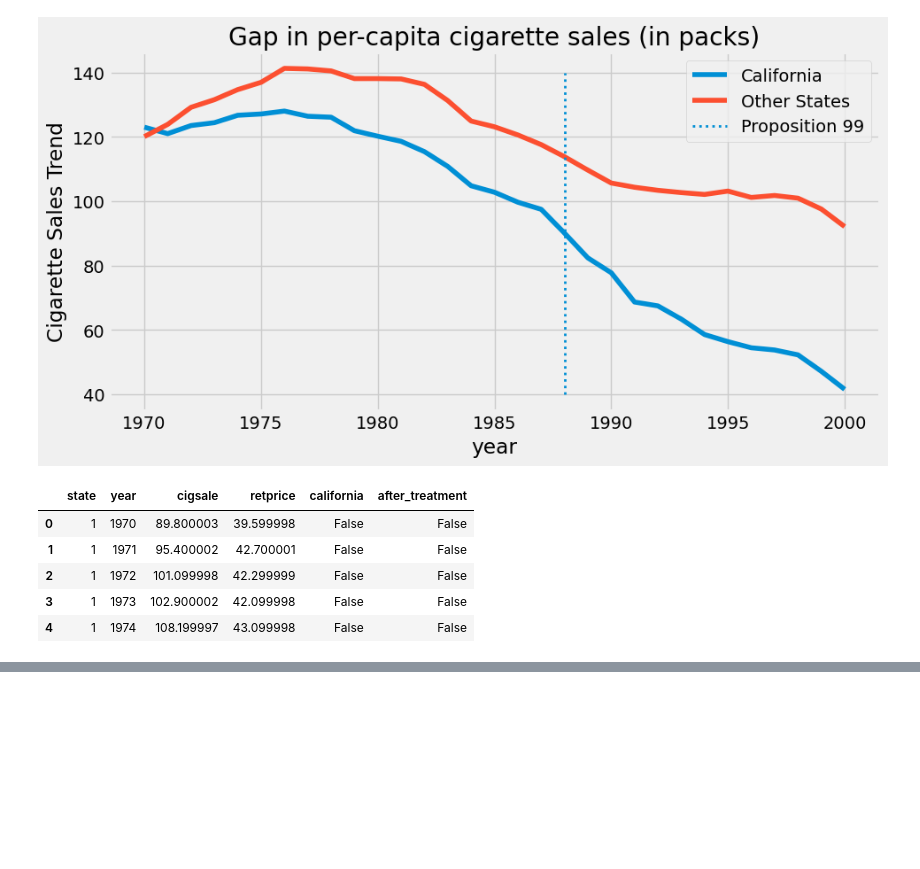
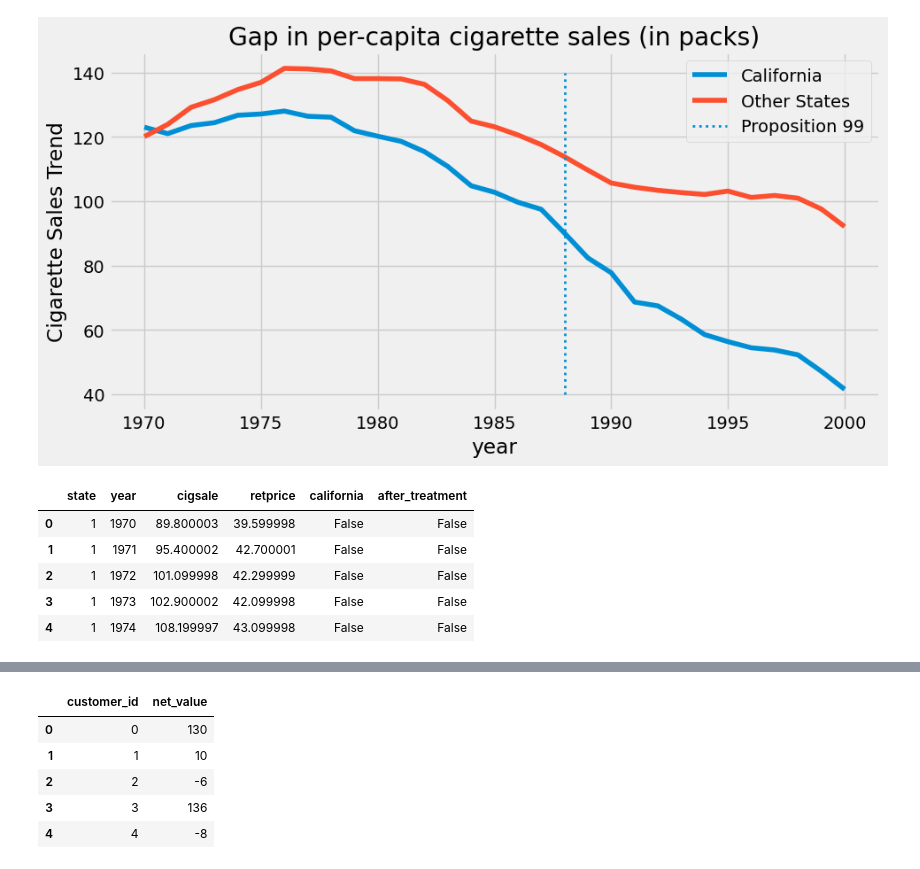
Before and after one commit to orionstar1987/python-causality-handbook, a Jupyter notebook: causal-inference-for-the-brave-and-true/00.Useful-Scripts.ipynb, the cells around one changed output, grey strips where cells are left out. Cells and saved outputs as stored; diff of their text form; code cells hidden in the pictures; blank space fills up the shorter version.

```diff
--- a/causal-inference-for-the-brave-and-true/00.Useful-Scripts.ipynb
+++ b/causal-inference-for-the-brave-and-true/00.Useful-Scripts.ipynb
@@ -497,0 +512,14 @@ inverted
+# %%
+profitable = (transactions[["customer_id"]]
+              .assign(net_value = transactions
+                      .drop(columns="customer_id")
+                      .sum(axis=1)))
+
+profitable.head()
+# %% [output]
+|  | customer_id | net_value |
+| 0 | 0 | 130 |
+| 1 | 1 | 10 |
+| 2 | 2 | -6 |
+| 3 | 3 | 136 |
+| 4 | 4 | -8 |
```
Also changed, not shown: parts of 4 cells of this notebook, 1 other file.
